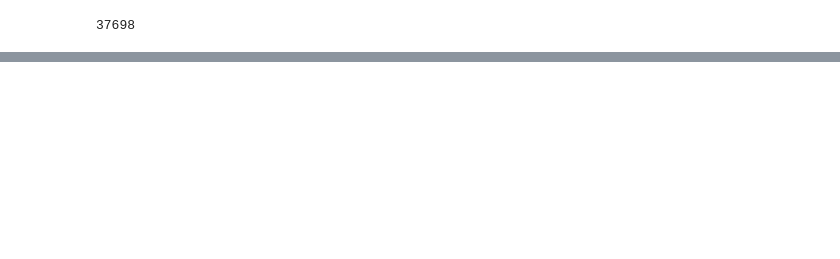
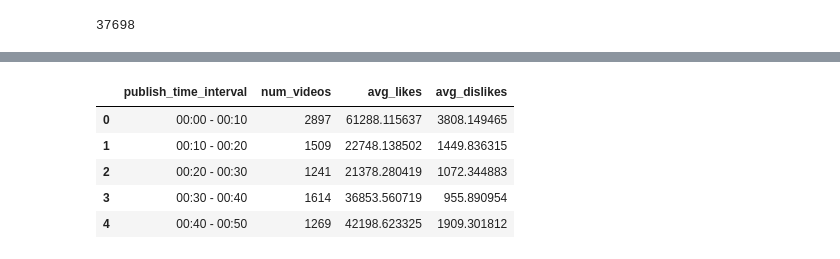
Before and after one commit to Lalla999/yt-trending, a Jupyter notebook: FoCS_project.ipynb, the cells around one changed output, grey strips where cells are left out. Drawn from its saved outputs; the diff is of its cells as text; code cells hidden in the pictures; blank space fills up the shorter version.

```diff
--- a/FoCS_project.ipynb
+++ b/FoCS_project.ipynb
@@ -199,0 +288,3 @@ no_tags.head()
+# %%
+df2['like_ratio'] = df2['likes'] / df2['dislikes']
+df2.head()
@@ -199,0 +321,8 @@ no_tags.head()
+# %%
+df2['publish_time_dt'] = pd.to_datetime(df2['publish_time'], errors='coerce')
+
+# errors = 'coerece' Se un valore non può essere convertito in data-ora, trasformalo in NaT (Not a Time) invece di dare errore.
+# creiamo una nuova colonna con il tempo di pubblicazione
+#convertito in formato datetime.
+
+df2[['publish_time_dt']].head()
@@ -199,0 +336,16 @@ no_tags.head()
+# %%
+# stabiliamo l'Inizio e fine dell’intervallo da 10 minuti
+start = df2['publish_time_dt'].dt.floor('10T')
+##prende ogni orario di pubblicazione e lo arrotonda verso
+# il basso al blocco di 10 minuti più vicino.
+#10T = 10 minuti
+#floor arrotonda verso il basso temporalmente al multiplo di 10 piu vicino
+end = start + pd.Timedelta(minutes=10)
+#aggiunge 10 minuti al valore di start per ottenere la fine dell’intervallo.
+#pd.Timedelta(minutes=10) crea un oggetto “durata temporale”
+#  di 10 minuti.  Sommarlo allo start crea una variabile
+#  che rappresenta l’estremo superiore dell’intervallo.
+
+
+#  Etichettiamo l'intervallo, solo con ore e minuti
+df2['publish_time_interval'] = start.dt.strftime('%H:%M') + ' - ' + end.dt.strftime('%H:%M')
@@ -199,0 +355,18 @@ no_tags.head()
+# %%
+interval_stats = df2.groupby('publish_time_interval').agg(
+    num_videos=('publish_time_dt', 'count'),
+    avg_likes=('likes', 'mean'),
+    avg_dislikes=('dislikes', 'mean')
+).reset_index()
+
+#prima raggruppiamo per publish_time_interval
+#successivamente con .agg applichiamo le funzioni count e mean
+#alle colonne publish_time_dt, likes e dislike
+interval_stats.head()
+# %% [output]
+|  | publish_time_interval | num_videos | avg_likes | avg_dislikes |
+| 0 | 00:00 - 00:10 | 2897 | 61288.115637 | 3808.149465 |
+| 1 | 00:10 - 00:20 | 1509 | 22748.138502 | 1449.836315 |
+| 2 | 00:20 - 00:30 | 1241 | 21378.280419 | 1072.344883 |
+| 3 | 00:30 - 00:40 | 1614 | 36853.560719 | 955.890954 |
+| 4 | 00:40 - 00:50 | 1269 | 42198.623325 | 1909.301812 |
```
Also changed, not shown: parts of 16 cells of this notebook.
